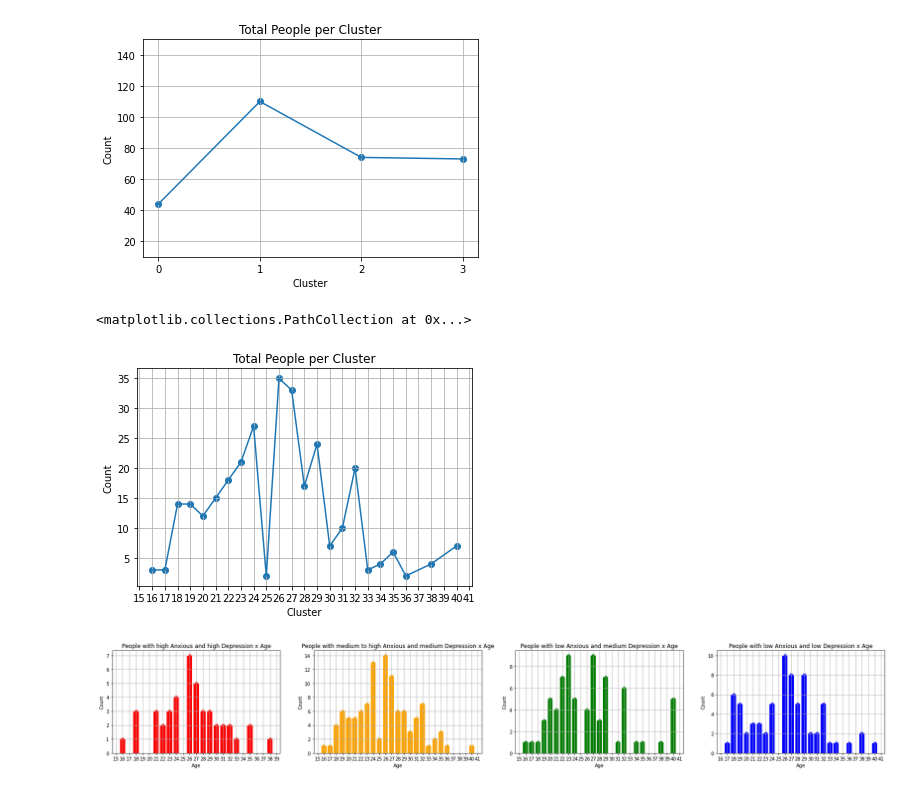
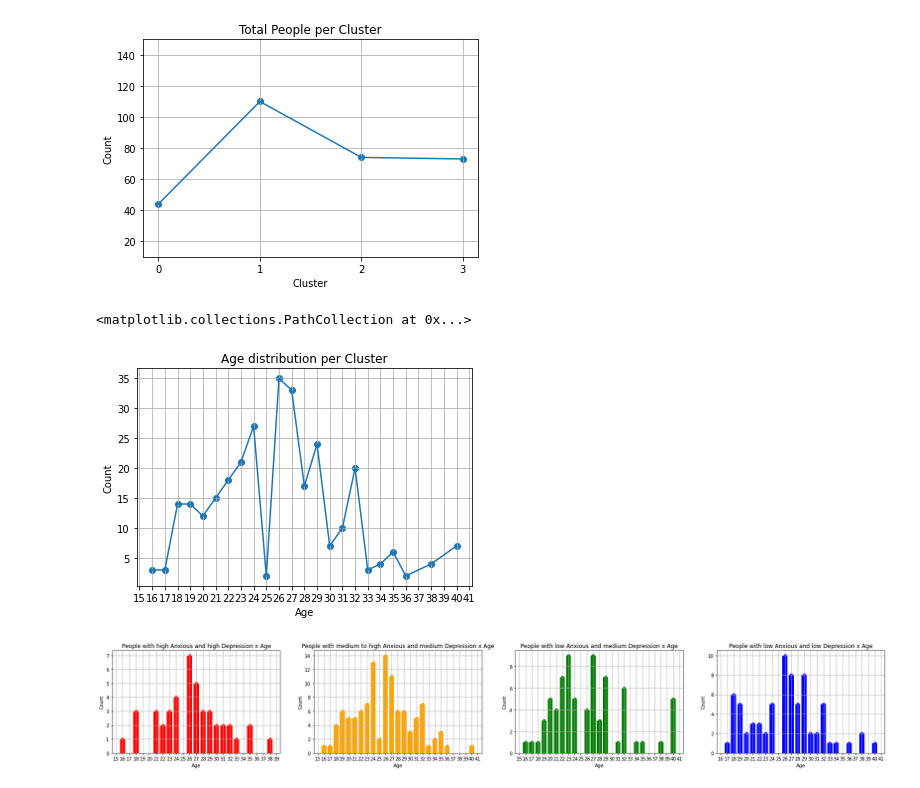
Before and after one commit to harysetiawan23/kmean, a Jupyter notebook: clustering.ipynb, the cells around one changed output. Drawn from its saved outputs; the diff is of its cells as text; code cells hidden in the pictures.

```diff
--- a/clustering.ipynb
+++ b/clustering.ipynb
@@ -108,19 +108,19 @@ plt.scatter(cluster_stress['stress_cluster'],cluster_stress['count'])
 # %%
 ## Age Depression Count
 stess_df = df.copy()
 cluster_stress = stess_df[['Age']].groupby(['Age'])['Age'].count().to_frame('count').reset_index()
 
 plt.axis(True)
 plt.grid(True)
-plt.xlabel("Cluster")
+plt.xlabel("Age")
 plt.ylabel("Count")
 plt.xticks(list(range(10,cluster_stress['Age'].max()+10)))
-plt.title("Total People per Cluster")
+plt.title("Age distribution per Cluster")
 plt.plot(cluster_stress['Age'],cluster_stress['count'])
 plt.scatter(cluster_stress['Age'],cluster_stress['count'])
 # %% [output]
 <matplotlib.collections.PathCollection at 0x...>
-[figure, old version]
+[figure, new version]
 # %%
 ## Cluster X AGE Count
 anx_dep_grade = df.copy()
```
